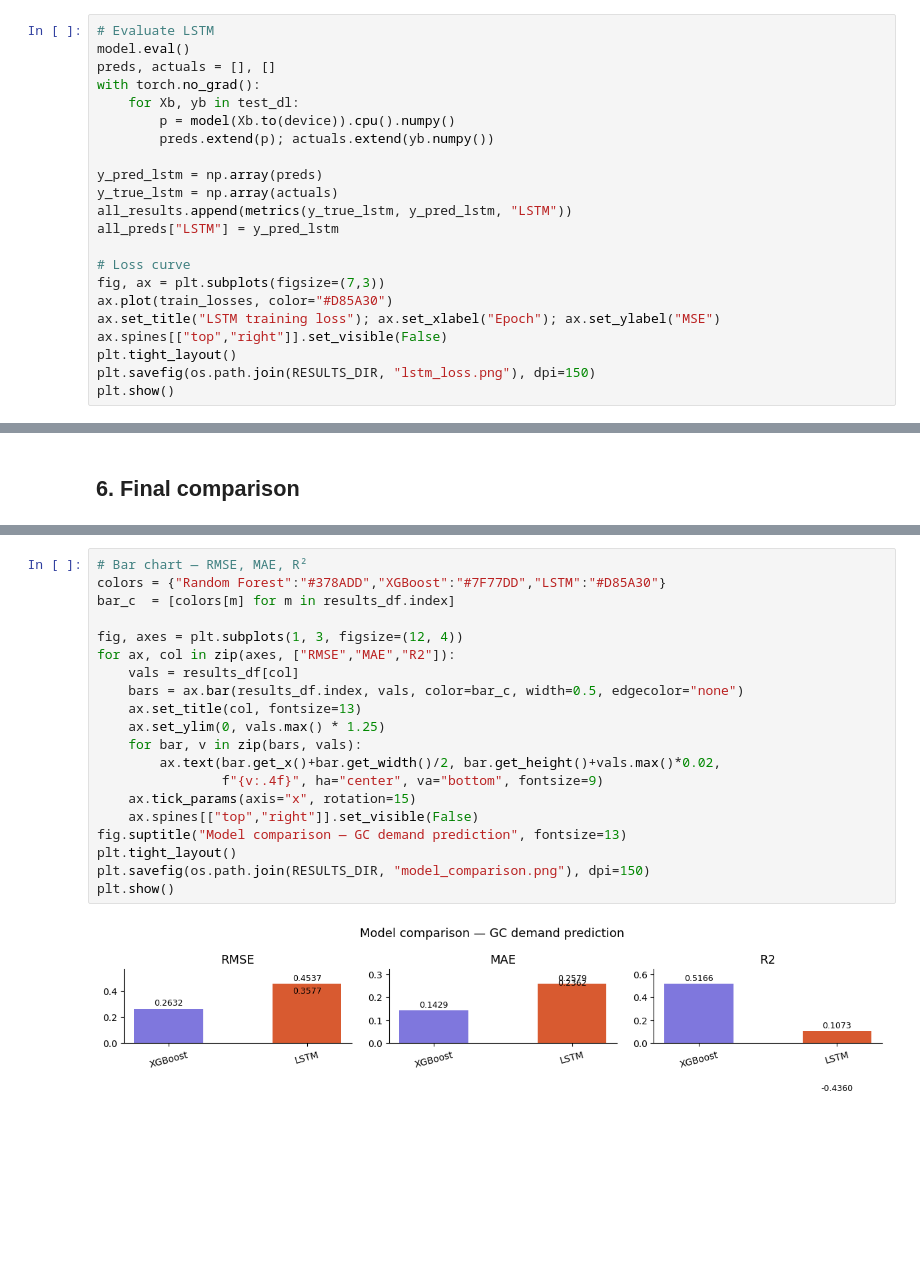
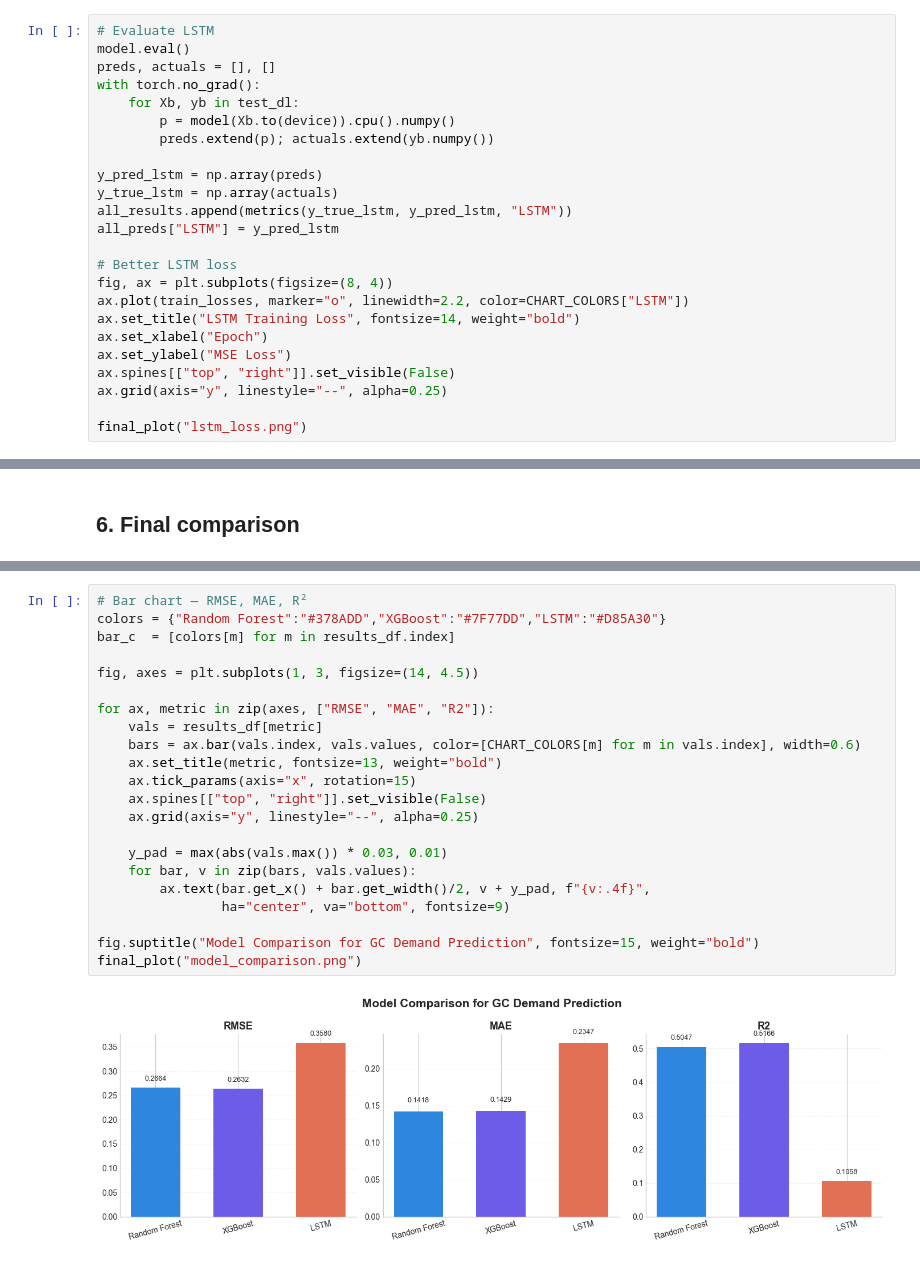
Before and after one commit to AnmolRajpoot25/Long_short_term_load_forcasting, a Jupyter notebook: Notebooks/02_models_comparison.ipynb, the cells around one changed output, grey strips where cells are left out. Saved outputs shown, nothing was run; the diff lists cells and outputs as text; blank space fills up the shorter version.

Commit message:
model file pushed

```diff
--- a/Notebooks/02_models_comparison.ipynb
+++ b/Notebooks/02_models_comparison.ipynb
@@ -317,12 +347,14 @@ y_true_lstm = np.array(actuals)
 all_results.append(metrics(y_true_lstm, y_pred_lstm, "LSTM"))
 all_preds["LSTM"] = y_pred_lstm
 
-# Loss curve
-fig, ax = plt.subplots(figsize=(7,3))
-ax.plot(train_losses, color="#D85A30")
-ax.set_title("LSTM training loss"); ax.set_xlabel("Epoch"); ax.set_ylabel("MSE")
-ax.spines[["top","right"]].set_visible(False)
-plt.tight_layout()
-plt.savefig(os.path.join(RESULTS_DIR, "lstm_loss.png"), dpi=150)
-plt.show()
+# Better LSTM loss
+fig, ax = plt.subplots(figsize=(8, 4))
+ax.plot(train_losses, marker="o", linewidth=2.2, color=CHART_COLORS["LSTM"])
+ax.set_title("LSTM Training Loss", fontsize=14, weight="bold")
+ax.set_xlabel("Epoch")
+ax.set_ylabel("MSE Loss")
+ax.spines[["top", "right"]].set_visible(False)
+ax.grid(axis="y", linestyle="--", alpha=0.25)
+
+final_plot("lstm_loss.png")
 # %% [output]
@@ -345,23 +395,25 @@ LSTM     0.3577  0.2362  0.1073
 # %%
 # Bar chart — RMSE, MAE, R²
 colors = {"Random Forest":"#378ADD","XGBoost":"#7F77DD","LSTM":"#D85A30"}
 bar_c  = [colors[m] for m in results_df.index]
 
-fig, axes = plt.subplots(1, 3, figsize=(12, 4))
-for ax, col in zip(axes, ["RMSE","MAE","R2"]):
-    vals = results_df[col]
-    bars = ax.bar(results_df.index, vals, color=bar_c, width=0.5, edgecolor="none")
-    ax.set_title(col, fontsize=13)
-    ax.set_ylim(0, vals.max() * 1.25)
-    for bar, v in zip(bars, vals):
-        ax.text(bar.get_x()+bar.get_width()/2, bar.get_height()+vals.max()*0.02,
-                f"{v:.4f}", ha="center", va="bottom", fontsize=9)
+fig, axes = plt.subplots(1, 3, figsize=(14, 4.5))
+
+for ax, metric in zip(axes, ["RMSE", "MAE", "R2"]):
+    vals = results_df[metric]
+    bars = ax.bar(vals.index, vals.values, color=[CHART_COLORS[m] for m in vals.index], width=0.6)
+    ax.set_title(metric, fontsize=13, weight="bold")
     ax.tick_params(axis="x", rotation=15)
-    ax.spines[["top","right"]].set_visible(False)
-fig.suptitle("Model comparison — GC demand prediction", fontsize=13)
-plt.tight_layout()
-plt.savefig(os.path.join(RESULTS_DIR, "model_comparison.png"), dpi=150)
-plt.show()
+    ax.spines[["top", "right"]].set_visible(False)
+    ax.grid(axis="y", linestyle="--", alpha=0.25)
+
+    y_pad = max(abs(vals.max()) * 0.03, 0.01)
+    for bar, v in zip(bars, vals.values):
+        ax.text(bar.get_x() + bar.get_width()/2, v + y_pad, f"{v:.4f}",
+                ha="center", va="bottom", fontsize=9)
+
+fig.suptitle("Model Comparison for GC Demand Prediction", fontsize=15, weight="bold")
+final_plot("model_comparison.png")
 # %% [output]
-[figure, old version]
+[figure, new version]
 # %%
```
Also changed, not shown: parts of 11 cells of this notebook, 2 other files.
